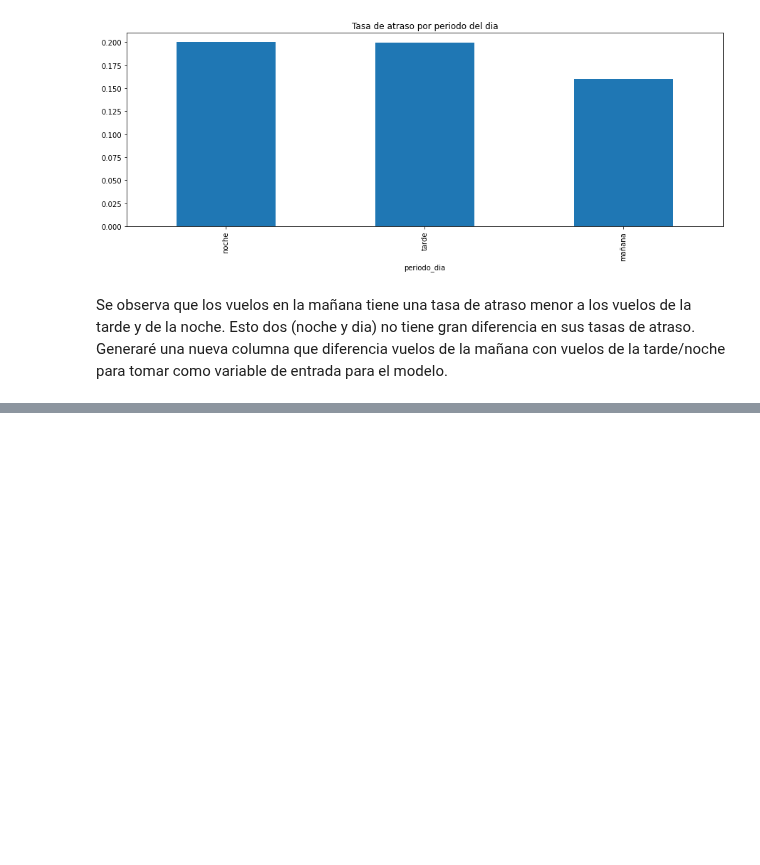
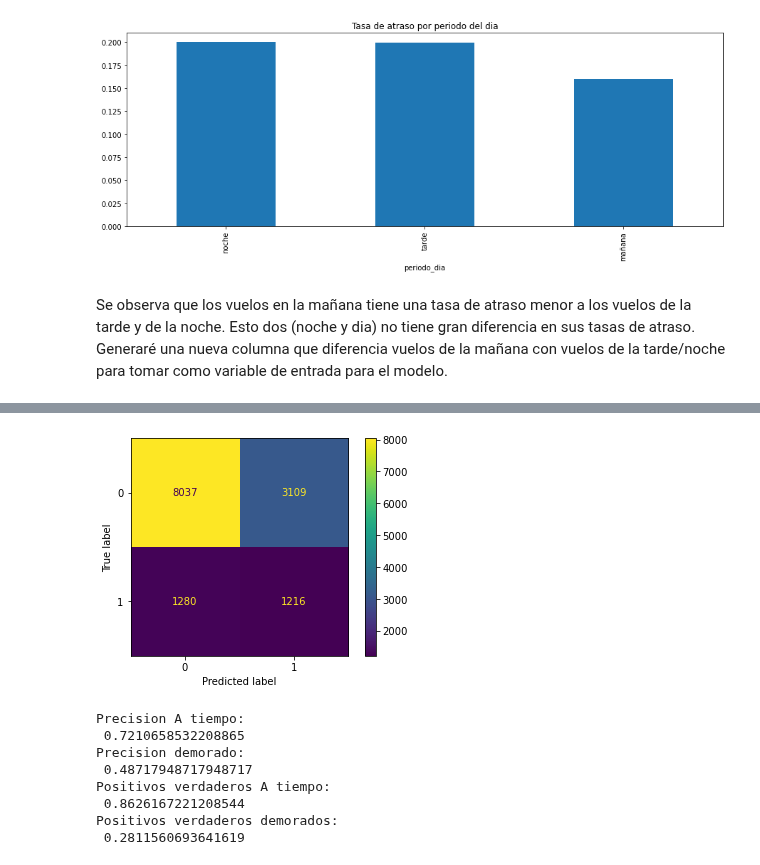
Before and after one commit to AndresFrancoG/desafioDSLatam, a Jupyter notebook: solution.ipynb, the cells around one changed output, grey strips where cells are left out. Cells and saved outputs as stored; diff of their text form; code cells hidden in the pictures; blank space fills up the shorter version.

Commit message:
Entrenamiento y performance del random forest luego de balancear los datos

```diff
--- a/solution.ipynb
+++ b/solution.ipynb
@@ -475,0 +432,21 @@ La primera acción a tomar para mejorar el performance será balancear los datos
+# %%
+# Split estratificado 80-20 entre datos de entreanmiento y de testeo
+X_train, X_test, y_train, y_test = train_test_split(X, y, test_size=0.2)
+# Define el clasificador de Random Forest
+rfc=RandomForestClassifier(n_estimators=100,n_jobs=-1,max_features=None,criterion='entropy',
+                             oob_score=True,class_weight='balanced_subsample')
+# %%
+#Undersampling aleatorio de la clase mayoritaria (vuelos a tiempo)
+#Oversampling de la clase minoritaria (vuelos retrasados) utilizando la técnica SMOTE
+
+from imblearn.over_sampling import SMOTE
+from imblearn.under_sampling import RandomUnderSampler
+from imblearn.pipeline import Pipeline
+
+over_rfc = SMOTE(sampling_strategy='not majority')
+under_rfc = RandomUnderSampler(sampling_strategy='majority')
+steps_rfc = [('over', over_rfc), ('under', under_rfc), ('model', rfc)]
+pipeline_rfc = Pipeline(steps=steps_rfc)
+# %%
+#Entrena el random forest
+pipeline_rfc.fit(X_train,y_train)
@@ -475,0 +463,25 @@ La primera acción a tomar para mejorar el performance será balancear los datos
+# %%
+#Predicts and shows score predictions
+y_pred=pipeline_rfc.predict(X_test)
+
+CM1 = confusion_matrix(y_test, y_pred)
+
+disp = ConfusionMatrixDisplay(confusion_matrix=CM1,display_labels=rfc.classes_)
+disp.plot()
+plt.show()
+
+print('Precision A tiempo:\n',(CM1[0,0]/(CM1[0,0]+CM1[0,1])))
+print('Precision demorado:\n',(CM1[1,1]/(CM1[1,0]+CM1[1,1])))
+
+print('Positivos verdaderos A tiempo:\n',(CM1[0,0]/(CM1[0,0]+CM1[1,0])))
+print('Positivos verdaderos demorados:\n',(CM1[1,1]/(CM1[0,1]+CM1[1,1])))
+# %% [output]
+[figure, added]
+Precision A tiempo:
+ 0.7210658532208865
+Precision demorado:
+ 0.48717948717948717
+Positivos verdaderos A tiempo:
+ 0.8626167221208544
+Positivos verdaderos demorados:
+ 0.2811560693641619
```
Also changed, not shown: parts of 24 cells of this notebook.
